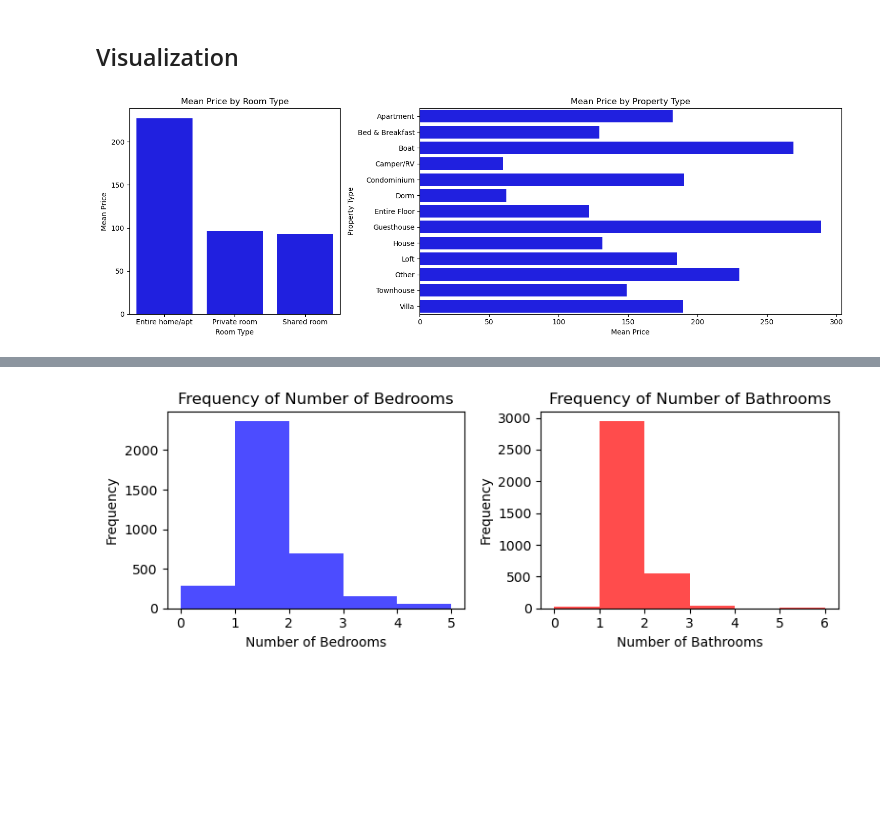
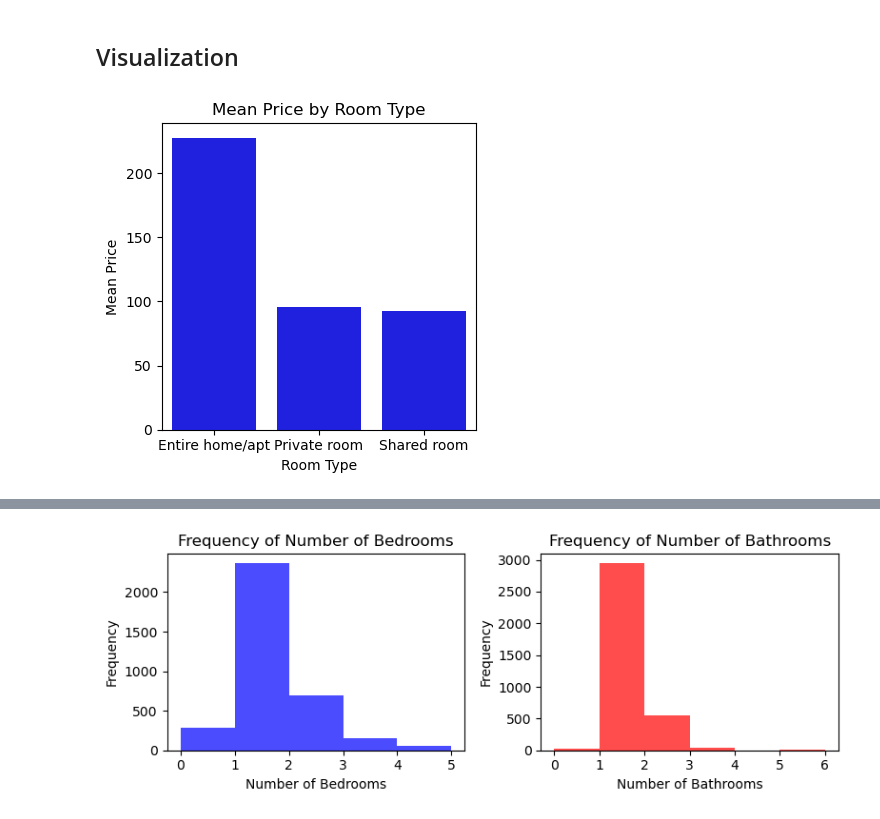
Before and after one commit to ECO225-W2024/project-one-code-32record, a Jupyter notebook: Project1 notebook.ipynb, the cells around one changed output, grey strips where cells are left out. Saved outputs shown, nothing was run; the diff lists cells and outputs as text; code cells hidden in the pictures; blank space fills up the shorter version.

```diff
--- a/Project1 notebook.ipynb
+++ b/Project1 notebook.ipynb
@@ -172,31 +177,23 @@ from pandas_datareader import DataReader
 # activate plot theme
 import qeds
 # %%
-# Bar chart to show the relationship between room/property type and the price
+# Bar chart to show the relationship between room type and the price
 
 # Calculate mean prices for room type and property type
 mean_price_by_room_type = df.groupby('room_type')['price'].mean().reset_index()
 mean_price_by_property_type = df.groupby('property_type')['price'].mean().reset_index()
 
 # Create a figure with two subplots
-fig, ax = plt.subplots(1, 2, figsize=(15, 5), gridspec_kw={'width_ratios': [1, 2]})
+fig, ax = plt.subplots(1, 1, figsize=(4, 4))
 
 
 # Bar chart for mean price by room type
-sns.barplot(x='room_type', y='price', data=mean_price_by_room_type, ax=ax[0], color='blue')
-ax[0].set_title('Mean Price by Room Type')
-ax[0].set_xlabel('Room Type')
-ax[0].set_ylabel('Mean Price')
-
-# Bar chart for mean price by property type
-# For better readability, the property type is set on the y-axis
-sns.barplot(x='price', y='property_type', data=mean_price_by_property_type, ax=ax[1], color='blue')
-ax[1].set_title('Mean Price by Property Type')
-ax[1].set_xlabel('Mean Price')
-ax[1].set_ylabel('Property Type')
-ax[1].tick_params(axis='y', labelsize=10)  # Adjust label size for readability
+sns.barplot(x='room_type', y='price', data=mean_price_by_room_type, color='blue')
+ax.set_title('Mean Price by Room Type')
+ax.set_xlabel('Room Type')
+ax.set_ylabel('Mean Price')
 
 plt.tight_layout()
 plt.show()
 # %% [output]
-[figure, old version]
+[figure, new version]
```
Also changed, not shown: parts of 5 cells of this notebook.
